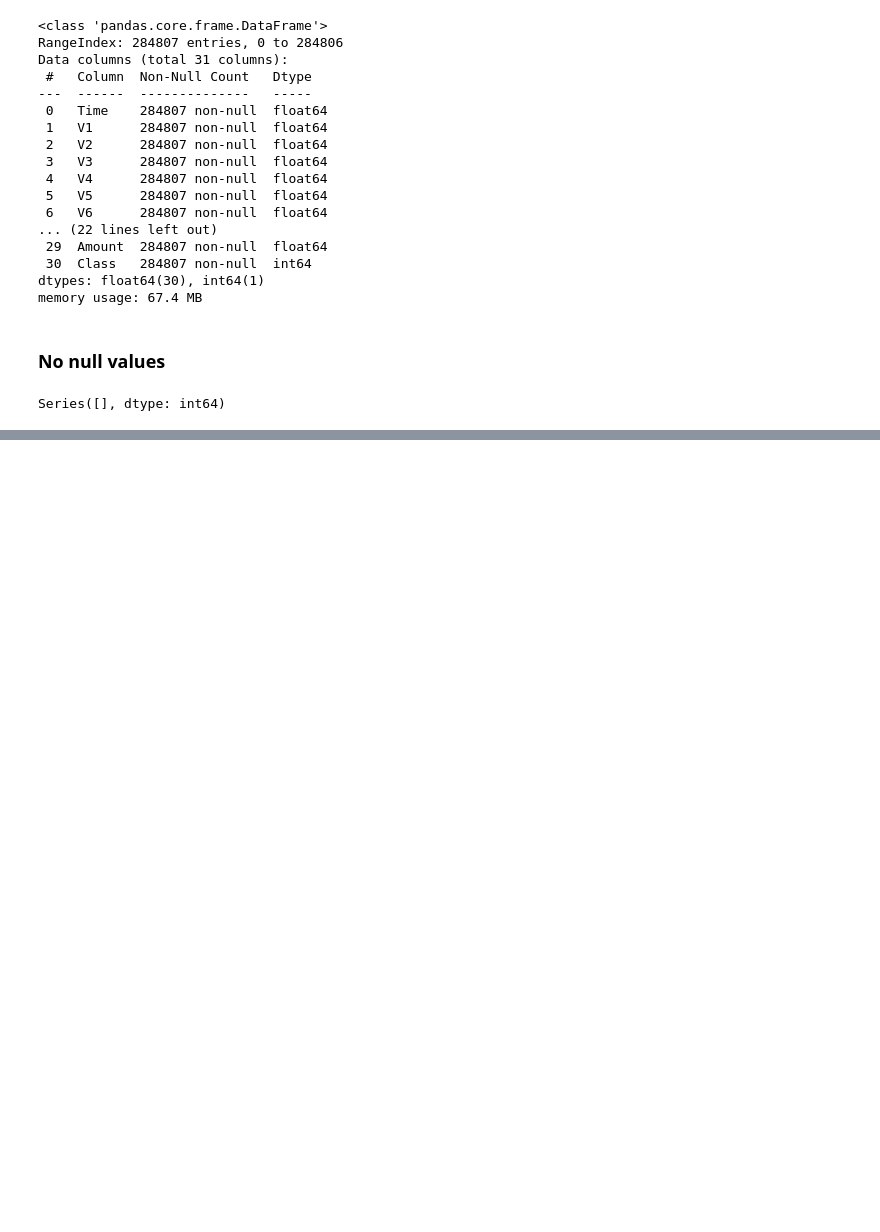
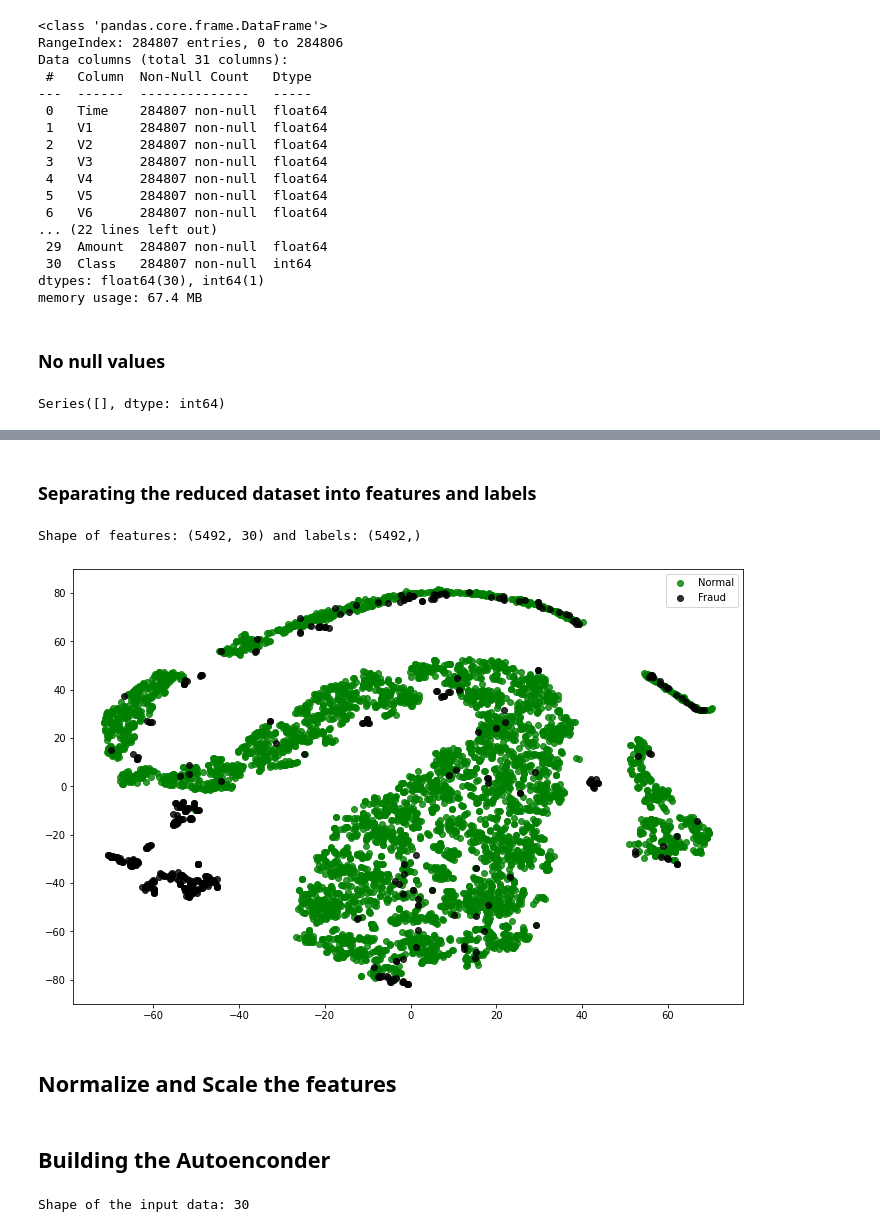
Before and after one commit to GustavoGil13/anomaly-detection-autoencoder, a Jupyter notebook: anomaly_detection.ipynb, the cells around one changed output, grey strips where cells are left out. Drawn from its saved outputs; the diff is of its cells as text; code cells hidden in the pictures; blank space fills up the shorter version.

```diff
--- a/anomaly_detection.ipynb
+++ b/anomaly_detection.ipynb
@@ -243,0 +91,3 @@ plt.show()
+# %%
+normal_transactions = credit_card_df[credit_card_df["Class"] == 0]
+fraud_transactions = credit_card_df[credit_card_df["Class"] == 1]
@@ -243,0 +102,3 @@ plt.show()
+# %%
+reduced_data = normal_transactions.sample(5000).append(fraud_transactions).reset_index(drop = True)
+print(f"The reduced data has {reduced_data.shape[0]} rows and {reduced_data.shape[1]} columns")
@@ -243,0 +113,29 @@ plt.show()
+# %%
+def dimensionality_plot(X, y):
+    # Initializing TSNE object with 2 principal components
+    tsne = TSNE(n_components = 2, random_state = 42)
+
+    # Fitting the data
+    X_trans = tsne.fit_transform(X)
+
+    plt.figure(figsize=(12, 8))
+
+    plt.scatter(X_trans[np.where(y == 0), 0], X_trans[np.where(y==0), 1], marker = 'o', color = 'g', linewidth = 1, alpha = 0.8, label = 'Normal')
+    plt.scatter(X_trans[np.where(y == 1), 0], X_trans[np.where(y==1), 1], marker = 'o', color= 'k', linewidth = 1, alpha = 0.8, label = 'Fraud')
+
+    plt.legend(loc = 'best')
+    plt.show()
+# %% [markdown]
+### Separating the reduced dataset into features and labels
+# %%
+X = reduced_data.drop(["Class"], axis = 1)
+y = reduced_data["Class"]
+print(f"Shape of features: {X.shape} and labels: {y.shape}")
+# %% [output]
+Shape of features: (5492, 30) and labels: (5492,)
+# %%
+dimensionality_plot(X, y)
+# %% [output]
+[figure, added]
+# %% [markdown]
+## Normalize and Scale the features
@@ -243,0 +147,7 @@ plt.show()
+# %% [markdown]
+## Building the Autoenconder
+# %%
+input_size = X.shape[1]
+print(f"Shape of the input data: {input_size}")
+# %% [output]
+Shape of the input data: 30
```
Also changed, not shown: parts of 51 cells of this notebook.
